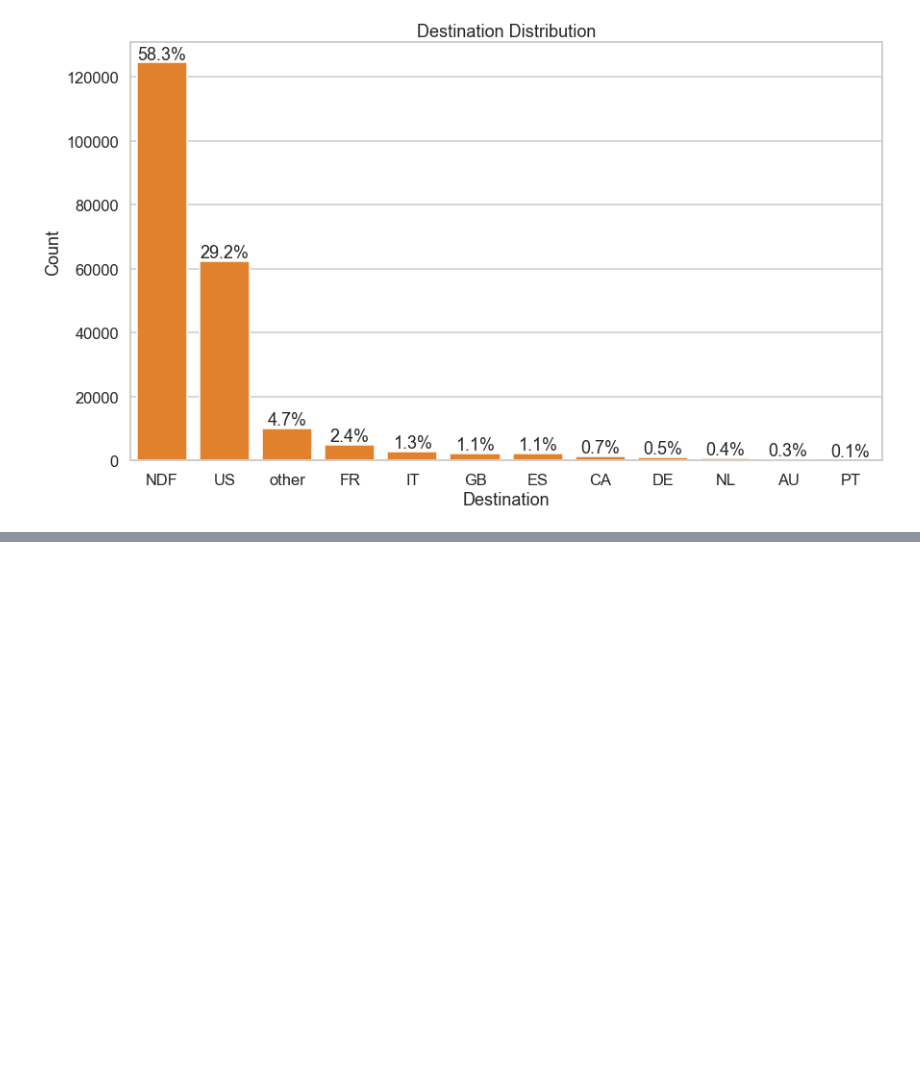
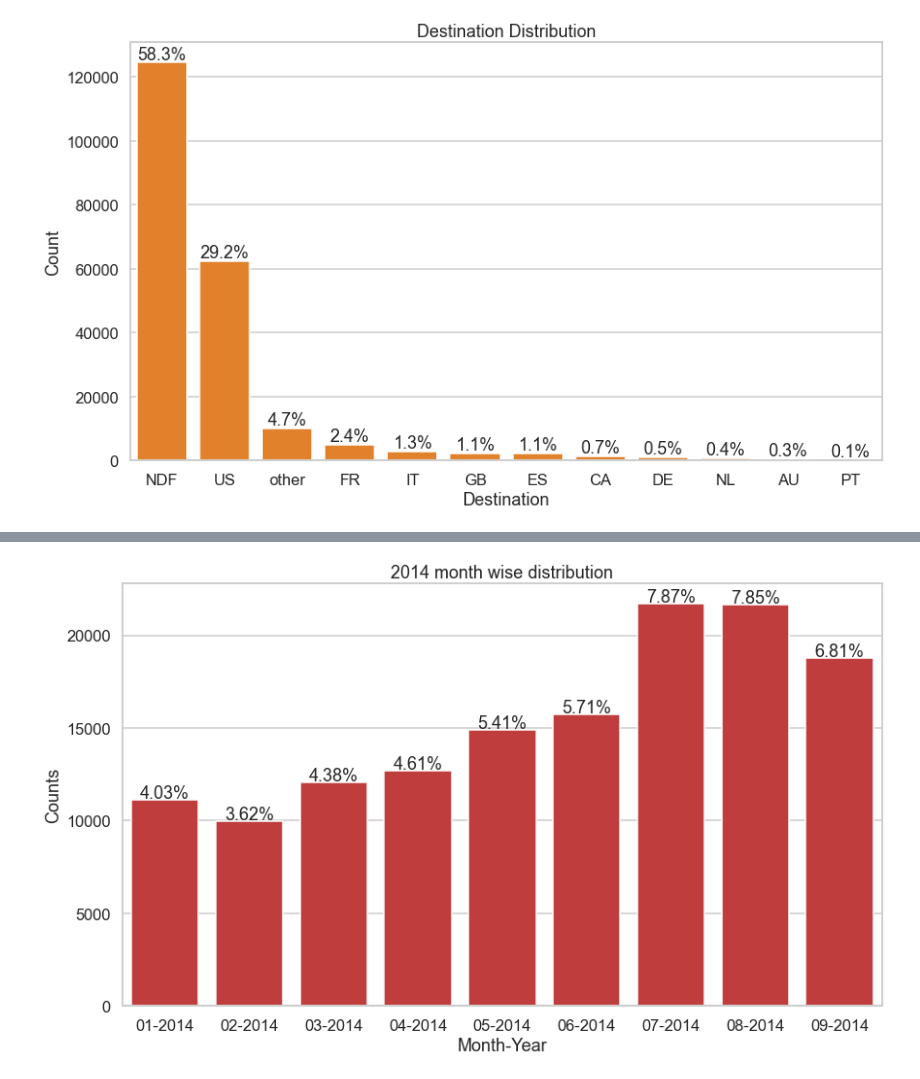
Before and after one commit to seachan94/Kaggle, a Jupyter notebook: AIrbnb/Airbnb.ipynb, the cells around one changed output, grey strips where cells are left out. Cells and saved outputs as stored; diff of their text form; code cells hidden in the pictures; blank space fills up the shorter version.

```diff
--- a/AIrbnb/Airbnb.ipynb
+++ b/AIrbnb/Airbnb.ipynb
@@ -152,0 +174,6 @@ for i in range(order2.shape[0]):
+# %%
+df_month = df_all[df_all['date_account_created'].dt.year == 2014]
+df_month['monthYear14'] = df_month['date_account_created'].map(
+    lambda x: x.strftime('%m-%Y'))
+df_month = df_month.groupby('monthYear14').count()
+df_month
@@ -152,0 +192,12 @@ for i in range(order2.shape[0]):
+# %%
+plt.figure(figsize=[14,8])
+sns.barplot(data=df_month,x=df_month.index,y='affiliate_provider',color=sns.color_palette()[3]);
+plt.title('2014 month wise distribution');
+plt.xlabel('Month-Year')
+plt.ylabel('Counts')
+for i in range(df_month.shape[0]):
+    count=df_month.iloc[i]['affiliate_provider']
+    strt='{:0.2f}%'.format(100*count/df_all.shape[0])
+    plt.text(i,count+100,strt,ha='center')
+# %% [output]
+[figure, added]
```
Also changed, not shown: parts of 7 cells of this notebook.
